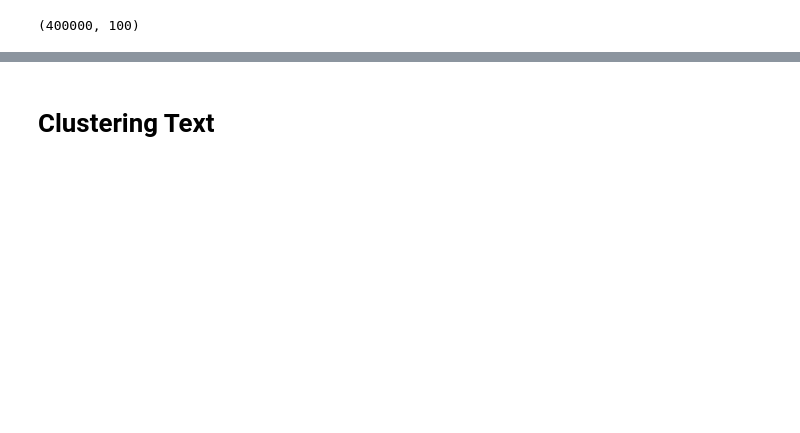
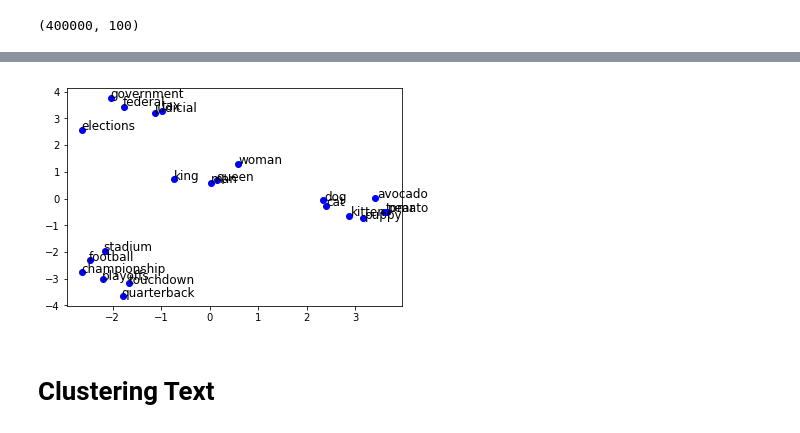
Before and after one commit to VarunDS/dso-599-text-analytics-nlp, a Jupyter notebook: week7/Dimensionality Reduction and Clustering.ipynb, the cells around one changed output, grey strips where cells are left out. Drawn from its saved outputs; the diff is of its cells as text; code cells hidden in the pictures; blank space fills up the shorter version.

```diff
--- a/week7/Dimensionality Reduction and Clustering.ipynb
+++ b/week7/Dimensionality Reduction and Clustering.ipynb
@@ -130,5 +133,9 @@ We'll end up with two matrices $V$ and $\Lambda$:
 Z.shape
 # %%
 # what will happen if we take the correlation matrix and covariance matrix of our new reduced features?
+import numpy as np
+covariances = pd.DataFrame(np.cov(Z.transpose()))
+plt.rcParams["figure.figsize"] = (5,5)
+sns.heatmap(covariances)
 # %%
 # train the model to reduce the dimensions down to 2
@@ -198,0 +201,13 @@ $$
+# %%
+# create sample data
+
+import numpy as np
+import matplotlib.pyplot as plt
+from scipy.linalg import svd
+x = np.linspace(1,20, 20) # create the first dimension
+x = np.concatenate((x,x))
+y = x + np.random.normal(0,1, 40) # create the second dimension
+z = x + np.random.normal(0,2, 40) # create the third dimension
+a = x + np.random.normal(0,4, 40) # create the fourth dimension
+plt.scatter(x,y) # plot just the first two dimensions
+plt.show()
@@ -225,4 +264,9 @@ words = ["woman", "king", "man", "queen", "puppy", "kitten", "cat",
          "dog", "government", "tax", "federal", "judicial", "elections",
          "avocado", "tomato", "pear", "championship", "playoffs"]
 
-# load word vectors in Pandas dataframe
+vectors = [model.wv[word] for word in words]
+
+import pandas as pd
+vector_df = pd.DataFrame(vectors)
+vector_df["word"] = words
+vector_df.head()
@@ -229,9 +281,19 @@ words = ["woman", "king", "man", "queen", "puppy", "kitten", "cat",
 # %%
 %matplotlib inline
-# use variety of dimensionality techniques to reduce dimensionality
 from sklearn.manifold import TSNE
 from sklearn.decomposition import PCA
 from sklearn.decomposition import TruncatedSVD
 import matplotlib.pyplot as plt
+
+dimension_model = PCA(n_components=2)
+reduced_vectors = dimension_model.fit_transform(vectors)
+
+for i, vector in enumerate(reduced_vectors):
+    x = vector[0]
+    y = vector[1]
+    plt.plot(x,y, 'bo')
+    plt.text(x * (1 + 0.01), y * (1 + 0.01) , words[i], fontsize=12)
+# %% [output]
+[figure, added]
 # %% [markdown]
 # Clustering Text
```
Also changed, not shown: parts of 18 cells of this notebook.
